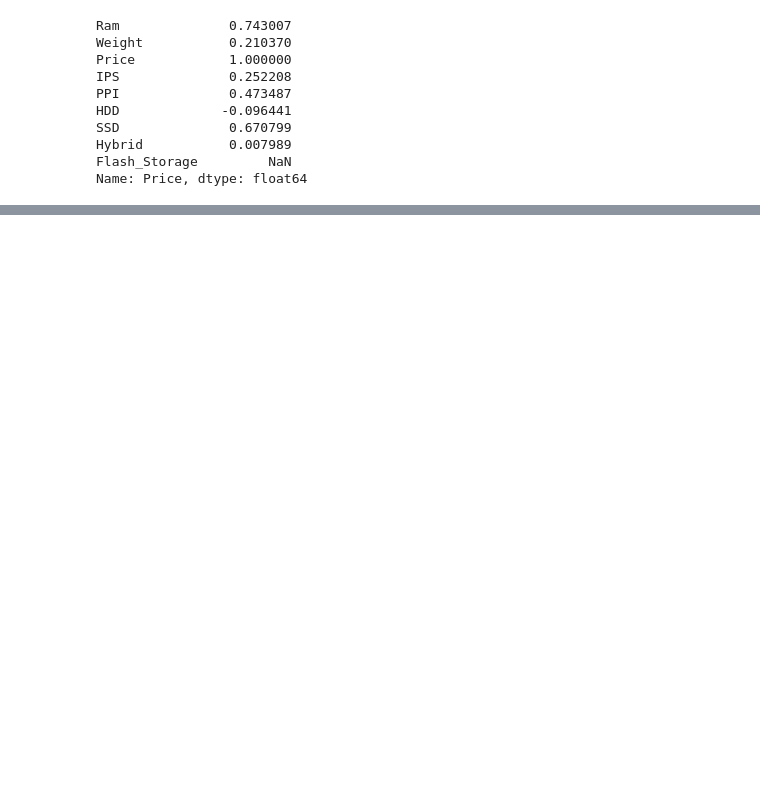
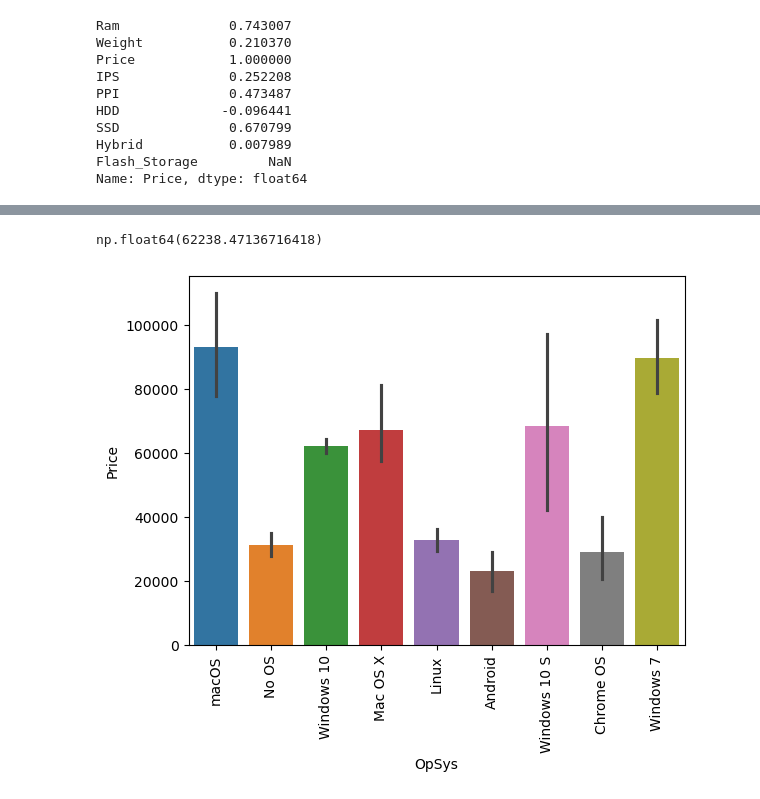
Before and after one commit to devloopcode/laptop_price_predictor, a Jupyter notebook: laptop_price_predicted.ipynb, the cells around one changed output, grey strips where cells are left out. Cells and saved outputs as stored; diff of their text form; code cells hidden in the pictures; blank space fills up the shorter version.

```diff
--- a/laptop_price_predicted.ipynb
+++ b/laptop_price_predicted.ipynb
@@ -665,0 +743,3 @@ Name: Price, dtype: float64
+# %%
+df.drop(columns=['Gpu'], inplace=True)
+df.head()
@@ -665,0 +768,11 @@ Name: Price, dtype: float64
+# %%
+df[['OpSys', TARGET_COL]].sort_values(by=TARGET_COL, ascending=False)
+df[df['OpSys'] == 'Windows 10'][TARGET_COL].mean()
+# %% [output]
+np.float64(62238.47136716418)
+# %%
+sns.barplot(x='OpSys', y=TARGET_COL, data=df, hue='OpSys')
+plt.xticks(rotation=90)
+plt.show()
+# %% [output]
+[figure, added]
```
Also changed, not shown: parts of 11 cells of this notebook.
